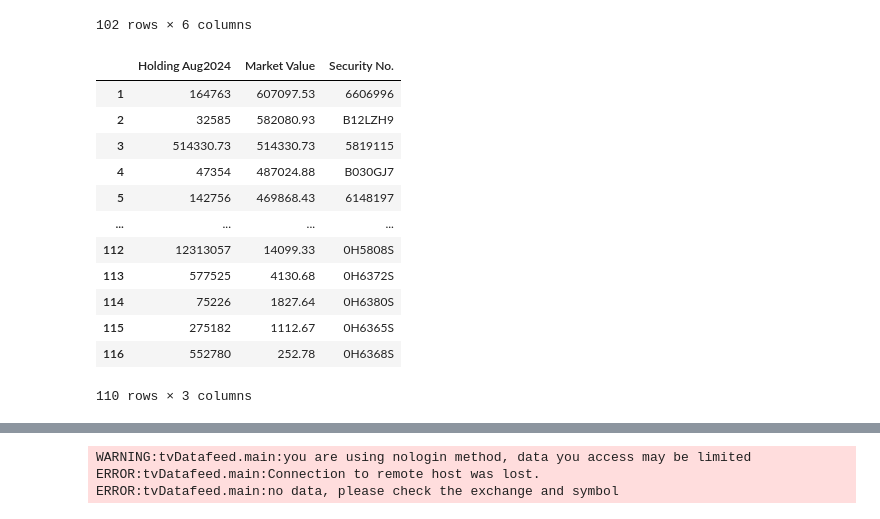
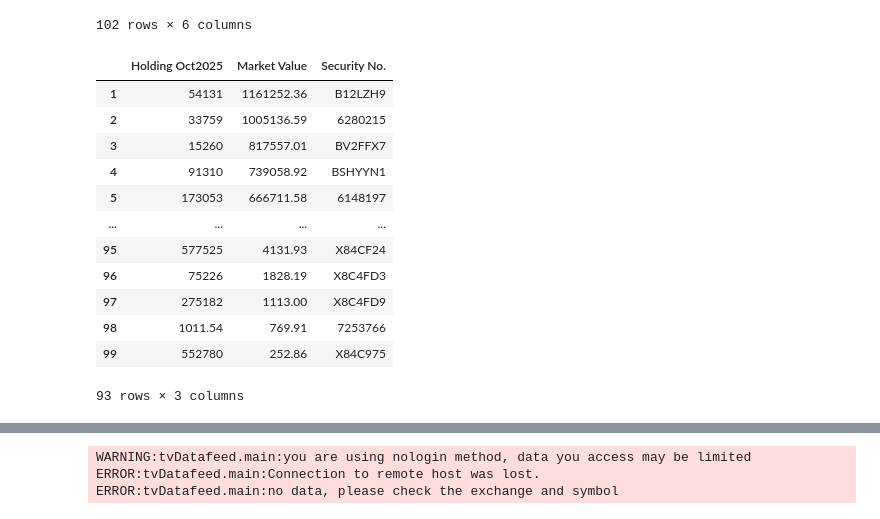
Before and after one commit to CraigCarey/FinanceDump, a Jupyter notebook: jema/jema_check_symbols.ipynb, the cells around one changed output, grey strips where cells are left out. Cells and saved outputs as stored; diff of their text form; code cells hidden in the pictures.

```diff
--- a/jema/jema_check_symbols.ipynb
+++ b/jema/jema_check_symbols.ipynb
@@ -37,27 +37,27 @@ jema_symbols
 | 101 | YAPI VE KREDI BANKASI AS COMMON S... | B03MZJ6 | YKBNK | BIST | TRY | 1 |
 102 rows × 6 columns
 # %%
-month_sheet = f"August {year}"
+month_sheet = f"{month} {year}"
 jema_data = pd.read_excel('./jpm-emerging-europe-middle-east-afria-disclosure.xlsx', sheet_name=month_sheet, skiprows=9, usecols=range(5))
 jema_data = jema_data.dropna()
 jema_data = jema_data.drop(columns=[description_col, percent_col])
 jema_data = jema_data.rename(columns={'Holding': holding_col})
 jema_data[value_col] = jema_data[value_col].astype(float)
 jema_data
 # %% [output]
-|  | Holding Aug2024 | Market Value | Security No. |
-| 1 | 164763 | 607097.53 | 6606996 |
-| 2 | 32585 | 582080.93 | B12LZH9 |
-| 3 | 514330.73 | 514330.73 | 5819115 |
-| 4 | 47354 | 487024.88 | B030GJ7 |
-| 5 | 142756 | 469868.43 | 6148197 |
+|  | Holding Oct2025 | Market Value | Security No. |
+| 1 | 54131 | 1161252.36 | B12LZH9 |
+| 2 | 33759 | 1005136.59 | 6280215 |
+| 3 | 15260 | 817557.01 | BV2FFX7 |
+| 4 | 91310 | 739058.92 | BSHYYN1 |
+| 5 | 173053 | 666711.58 | 6148197 |
 | ... | ... | ... | ... |
-| 112 | 12313057 | 14099.33 | 0H5808S |
-| 113 | 577525 | 4130.68 | 0H6372S |
-| 114 | 75226 | 1827.64 | 0H6380S |
-| 115 | 275182 | 1112.67 | 0H6365S |
-| 116 | 552780 | 252.78 | 0H6368S |
+| 95 | 577525 | 4131.93 | X84CF24 |
+| 96 | 75226 | 1828.19 | X8C4FD3 |
+| 97 | 275182 | 1113.00 | X8C4FD9 |
+| 98 | 1011.54 | 769.91 | 7253766 |
+| 99 | 552780 | 252.86 | X84C975 |
-110 rows × 3 columns
+93 rows × 3 columns
 # %%
 symbols_with_curr_vals = pd.merge(jema_symbols, jema_data, on=security_col, how='left')
 
```
Also changed, not shown: parts of 3 cells of this notebook, 11 other files.
